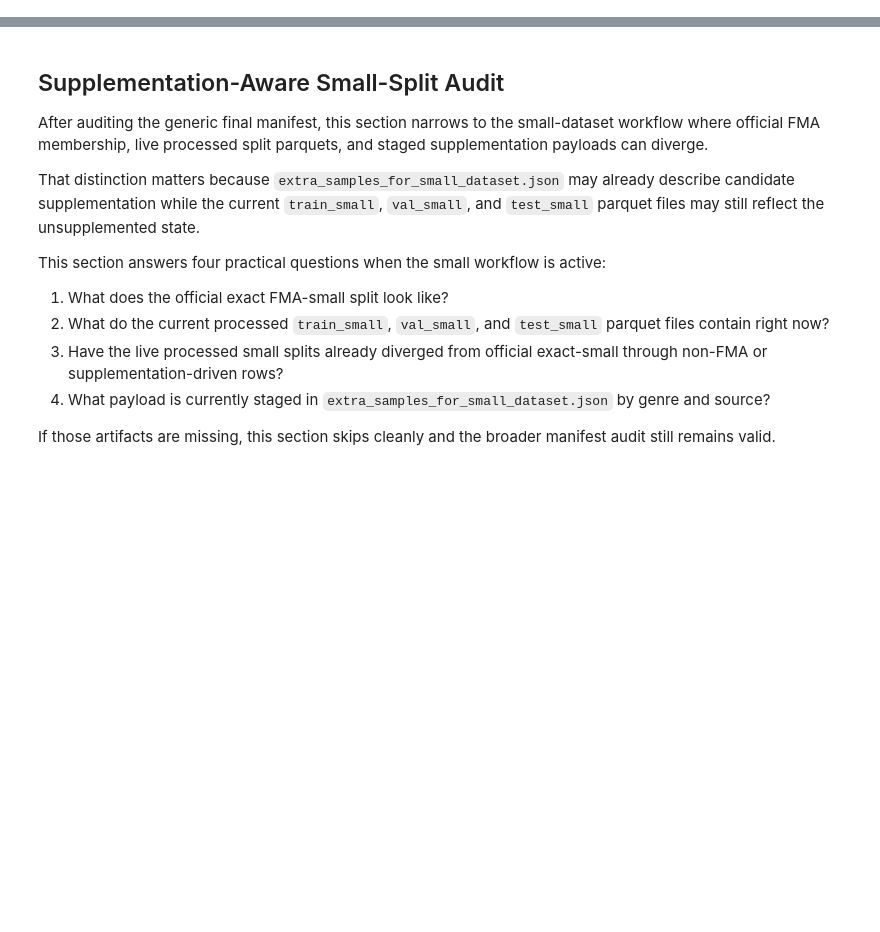
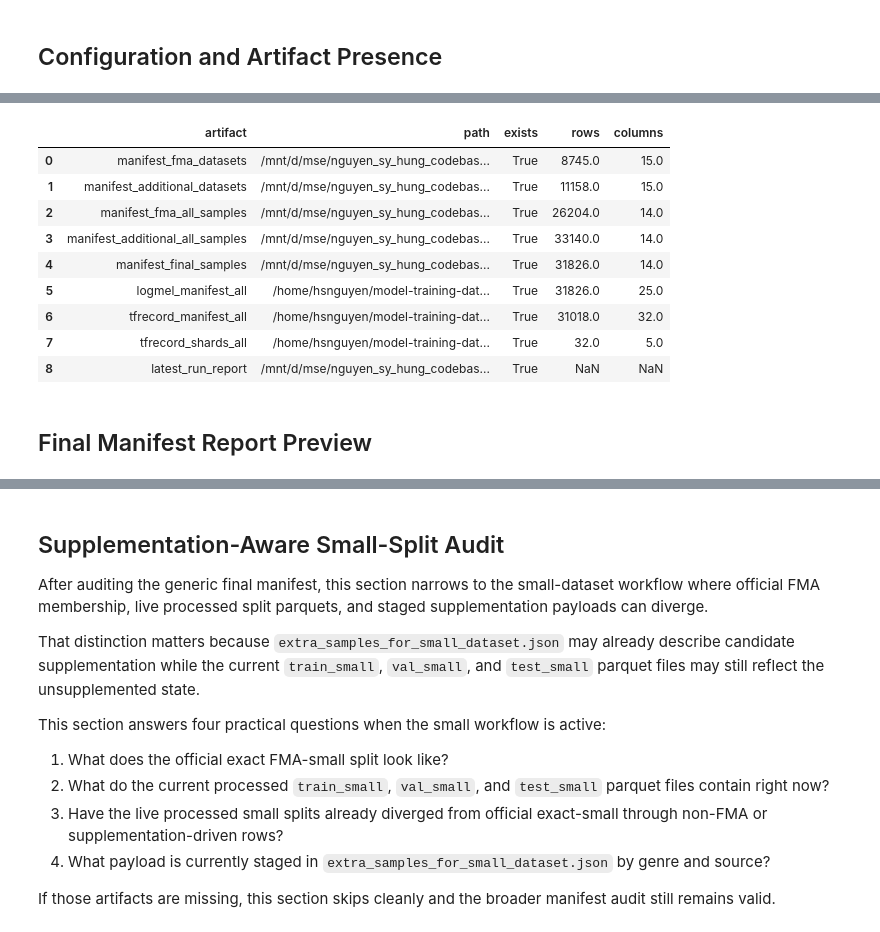
Before and after one commit to howienguyen/machine-learning-1, a Jupyter notebook: MelCNN-MGR/model_training/2_MelCNN_MGR_Manifest_LogMel_EDA.ipynb, the cells around one changed output, grey strips where cells are left out. Saved outputs shown, nothing was run; the diff lists cells and outputs as text; code cells hidden in the pictures; blank space fills up the shorter version.

```diff
--- a/MelCNN-MGR/model_training/2_MelCNN_MGR_Manifest_LogMel_EDA.ipynb
+++ b/MelCNN-MGR/model_training/2_MelCNN_MGR_Manifest_LogMel_EDA.ipynb
@@ -175,46 +280,79 @@ def safe_read_parquet(path: Path) -> pd.DataFrame | None:
 # %%
 settings_payload = safe_read_json(SETTINGS_PATH)
-manifest_config = safe_read_json(MANIFEST_CONFIG_PATH)
+final_manifest_config = safe_read_json(FINAL_CONFIG_PATH)
 logmel_config = safe_read_json(LOGMEL_CONFIG_PATH)
-manifest_report_preview = MANIFEST_REPORT_PATH.read_text().splitlines()[:60] if MANIFEST_REPORT_PATH.exists() else []
+tfrecord_config = safe_read_json(TFRECORD_CONFIG_PATH)
+run_report = LATEST_RUN_REPORT
+manifest_report_preview = FINAL_REPORT_PATH.read_text().splitlines()[:80] if FINAL_REPORT_PATH.exists() else []
 
-all_datasets_df = pd.read_parquet(ALL_DATASETS_PATH)
-all_samples_df = pd.read_parquet(ALL_SAMPLES_PATH)
+source_dataset_frames = {name: safe_read_parquet(path) for name, path in SOURCE_DATASET_PATHS.items()}
+source_sample_frames = {name: safe_read_parquet(path) for name, path in SOURCE_SAMPLE_PATHS.items()}
+
+fma_datasets_df = source_dataset_frames.get('fma')
+additional_datasets_df = source_dataset_frames.get('additional')
+fma_all_samples_df = source_sample_frames.get('fma')
+additional_all_samples_df = source_sample_frames.get('additional')
+
+all_datasets_df = combine_frames(source_dataset_frames)
+all_samples_df = combine_frames(source_sample_frames)
 final_samples_df = pd.read_parquet(FINAL_SAMPLES_PATH)
+
 logmel_all_df = safe_read_parquet(LOGMEL_ALL_PATH)
 logmel_train_df = safe_read_parquet(LOGMEL_TRAIN_PATH)
 logmel_val_df = safe_read_parquet(LOGMEL_VAL_PATH)
 logmel_test_df = safe_read_parquet(LOGMEL_TEST_PATH)
 
+tfrecord_all_df = safe_read_parquet(TFRECORD_ALL_PATH)
+tfrecord_train_df = safe_read_parquet(TFRECORD_TRAIN_PATH)
+tfrecord_val_df = safe_read_parquet(TFRECORD_VAL_PATH)
+tfrecord_test_df = safe_read_parquet(TFRECORD_TEST_PATH)
+tfrecord_shards_all_df = safe_read_parquet(TFRECORD_SHARDS_ALL_PATH)
+tfrecord_shards_train_df = safe_read_parquet(TFRECORD_SHARDS_TRAIN_PATH)
+tfrecord_shards_val_df = safe_read_parquet(TFRECORD_SHARDS_VAL_PATH)
+tfrecord_shards_test_df = safe_read_parquet(TFRECORD_SHARDS_TEST_PATH)
+
 sampling_settings = (settings_payload or {}).get('data_sampling_settings', {})
-manifest_shapes = pd.DataFrame([
-    {'artifact': 'manifest_all_datasets', 'exists': ALL_DATASETS_PATH.exists(), 'rows': len(all_datasets_df), 'columns': all_datasets_df.shape[1]},
-    {'artifact': 'manifest_all_samples', 'exists': ALL_SAMPLES_PATH.exists(), 'rows': len(all_samples_df), 'columns': all_samples_df.shape[1]},
-    {'artifact': 'manifest_final_samples', 'exists': FINAL_SAMPLES_PATH.exists(), 'rows': len(final_samples_df), 'columns': final_samples_df.shape[1]},
-    {'artifact': 'logmel_manifest_all', 'exists': LOGMEL_ALL_PATH.exists(), 'rows': 0 if logmel_all_df is None else len(logmel_all_df), 'columns': 0 if logmel_all_df is None else logmel_all_df.shape[1]},
-    {'artifact': 'logmel_manifest_train', 'exists': LOGMEL_TRAIN_PATH.exists(), 'rows': 0 if logmel_train_df is None else len(logmel_train_df), 'columns': 0 if logmel_train_df is None else logmel_train_df.shape[1]},
-    {'artifact': 'logmel_manifest_val', 'exists': LOGMEL_VAL_PATH.exists(), 'rows': 0 if logmel_val_df is None else len(logmel_val_df), 'columns': 0 if logmel_val_df is None else logmel_val_df.shape[1]},
-    {'artifact': 'logmel_manifest_test', 'exists': LOGMEL_TEST_PATH.exists(), 'rows': 0 if logmel_test_df is None else len(logmel_test_df), 'columns': 0 if logmel_test_df is None else logmel_test_df.shape[1]},
-])
+model_inference_settings = (settings_payload or {}).get('model_inference_settings', {})
+
+artifact_rows = [
+    {'artifact': 'manifest_fma_datasets', 'path': str(FMA_DATASETS_PATH), 'exists': FMA_DATASETS_PATH.exists(), 'rows': 0 if fma_datasets_df is None else len(fma_datasets_df), 'columns': 0 if fma_datasets_df is None else fma_datasets_df.shape[1]},
+    {'artifact': 'manifest_additional_datasets', 'path': str(ADDITIONAL_DATASETS_PATH), 'exists': ADDITIONAL_DATASETS_PATH.exists(), 'rows': 0 if additional_datasets_df is None else len(additional_datasets_df), 'columns': 0 if additional_datasets_df is None else additional_datasets_df.shape[1]},
+    {'artifact': 'manifest_fma_all_samples', 'path': str(FMA_ALL_SAMPLES_PATH), 'exists': FMA_ALL_SAMPLES_PATH.exists(), 'rows': 0 if fma_all_samples_df is None else len(fma_all_samples_df), 'columns': 0 if fma_all_samples_df is None else fma_all_samples_df.shape[1]},
+    {'artifact': 'manifest_additional_all_samples', 'path': str(ADDITIONAL_ALL_SAMPLES_PATH), 'exists': ADDITIONAL_ALL_SAMPLES_PATH.exists(), 'rows': 0 if additional_all_samples_df is None else len(additional_all_samples_df), 'columns': 0 if additional_all_samples_df is None else additional_all_samples_df.shape[1]},
+    {'artifact': 'manifest_final_samples', 'path': str(FINAL_SAMPLES_PATH), 'exists': FINAL_SAMPLES_PATH.exists(), 'rows': len(final_samples_df), 'columns': final_samples_df.shape[1]},
+    {'artifact': 'logmel_manifest_all', 'path': None if LOGMEL_ALL_PATH is None else str(LOGMEL_ALL_PATH), 'exists': LOGMEL_ALL_PATH is not None and LOGMEL_ALL_PATH.exists(), 'rows': 0 if logmel_all_df is None else len(logmel_all_df), 'columns': 0 if logmel_all_df is None else logmel_all_df.shape[1]},
+    {'artifact': 'tfrecord_manifest_all', 'path': None if TFRECORD_ALL_PATH is None else str(TFRECORD_ALL_PATH), 'exists': TFRECORD_ALL_PATH is not None and TFRECORD_ALL_PATH.exists(), 'rows': 0 if tfrecord_all_df is None else len(tfrecord_all_df), 'columns': 0 if tfrecord_all_df is None else tfrecord_all_df.shape[1]},
+    {'artifact': 'tfrecord_shards_all', 'path': None if TFRECORD_SHARDS_ALL_PATH is None else str(TFRECORD_SHARDS_ALL_PATH), 'exists': TFRECORD_SHARDS_ALL_PATH is not None and TFRECORD_SHARDS_ALL_PATH.exists(), 'rows': 0 if tfrecord_shards_all_df is None else len(tfrecord_shards_all_df), 'columns': 0 if tfrecord_shards_all_df is None else tfrecord_shards_all_df.shape[1]},
+    {'artifact': 'latest_run_report', 'path': None if LATEST_RUN_REPORT_PATH is None else str(LATEST_RUN_REPORT_PATH), 'exists': LATEST_RUN_REPORT_PATH is not None and LATEST_RUN_REPORT_PATH.exists(), 'rows': None, 'columns': None},
+]
+artifact_inventory = pd.DataFrame(artifact_rows)
 
 config_rows = [
     {'key': 'workspace_root', 'value': str(WORKSPACE_ROOT)},
     {'key': 'melcnn_dir', 'value': str(MELCNN_DIR)},
     {'key': 'processed_dir', 'value': str(PROCESSED_DIR)},
-    {'key': 'logmel_dataset_dir', 'value': str(LOGMEL_DATASET_DIR)},
+    {'key': 'latest_run_report', 'value': None if LATEST_RUN_REPORT_PATH is None else str(LATEST_RUN_REPORT_PATH)},
+    {'key': 'latest_run_id', 'value': None if not isinstance(run_report, dict) else run_report.get('run_id')},
+    {'key': 'configured_demo_model_name', 'value': model_inference_settings.get('model_name')},
+    {'key': 'logmel_dataset_dir', 'value': None if LOGMEL_DATASET_DIR is None else str(LOGMEL_DATASET_DIR)},
+    {'key': 'tfrecord_dataset_dir', 'value': None if TFRECORD_DATASET_DIR is None else str(TFRECORD_DATASET_DIR)},
     {'key': 'target_genres', 'value': ', '.join(sampling_settings.get('target_genres', []))},
     {'key': 'sample_length_sec', 'value': sampling_settings.get('sample_length_sec')},
     {'key': 'number_of_samples_expected_each_genre', 'value': sampling_settings.get('number_of_samples_expected_each_genre')},
     {'key': 'additional_samples_contribution_ratio_expected_each_genre', 'value': sampling_settings.get('additional_samples_contribution_ratio_expected_each_genre')},
     {'key': 'train_n_val_test_split_ratio_each_genre', 'value': sampling_settings.get('train_n_val_test_split_ratio_each_genre')},
-    {'key': 'manifest_config_generated_at', 'value': None if manifest_config is None else manifest_config.get('generated_at')},
+    {'key': 'final_manifest_generated_at', 'value': None if final_manifest_config is None else final_manifest_config.get('generated_at')},
     {'key': 'logmel_config_generated_at', 'value': None if logmel_config is None else logmel_config.get('generated_at')},
+    {'key': 'tfrecord_config_generated_at', 'value': None if tfrecord_config is None else tfrecord_config.get('generated_at')},
+    {'key': 'training_run_generated_at', 'value': None if not isinstance(run_report, dict) else run_report.get('generated_at')},
 ]
 
 display(Markdown('## Configuration and Artifact Presence'))
 display(pd.DataFrame(config_rows))
-display(manifest_shapes)
+display(artifact_inventory)
 
 if manifest_report_preview:
-    display(Markdown('## Manifest Builder Report Preview'))
+    display(Markdown('## Final Manifest Report Preview'))
     print('\n'.join(manifest_report_preview))
+# %% [output]
+## Configuration and Artifact Presence
@@ -220,0 +377,11 @@ if manifest_report_preview:
+|  | artifact | path | exists | rows | columns |
+| 0 | manifest_fma_datasets | /mnt/d/mse/nguyen_sy_hung_codebas... | True | 8745.0 | 15.0 |
+| 1 | manifest_additional_datasets | /mnt/d/mse/nguyen_sy_hung_codebas... | True | 11158.0 | 15.0 |
+| 2 | manifest_fma_all_samples | /mnt/d/mse/nguyen_sy_hung_codebas... | True | 26204.0 | 14.0 |
+| 3 | manifest_additional_all_samples | /mnt/d/mse/nguyen_sy_hung_codebas... | True | 33140.0 | 14.0 |
+| 4 | manifest_final_samples | /mnt/d/mse/nguyen_sy_hung_codebas... | True | 31826.0 | 14.0 |
+| 5 | logmel_manifest_all | /home/hsnguyen/model-training-dat... | True | 31826.0 | 25.0 |
+| 6 | tfrecord_manifest_all | /home/hsnguyen/model-training-dat... | True | 31018.0 | 32.0 |
+| 7 | tfrecord_shards_all | /home/hsnguyen/model-training-dat... | True | 32.0 | 5.0 |
+| 8 | latest_run_report | /mnt/d/mse/nguyen_sy_hung_codebas... | True | NaN | NaN |
+## Final Manifest Report Preview
```
Also changed, not shown: parts of 15 cells of this notebook, 35 other files.
